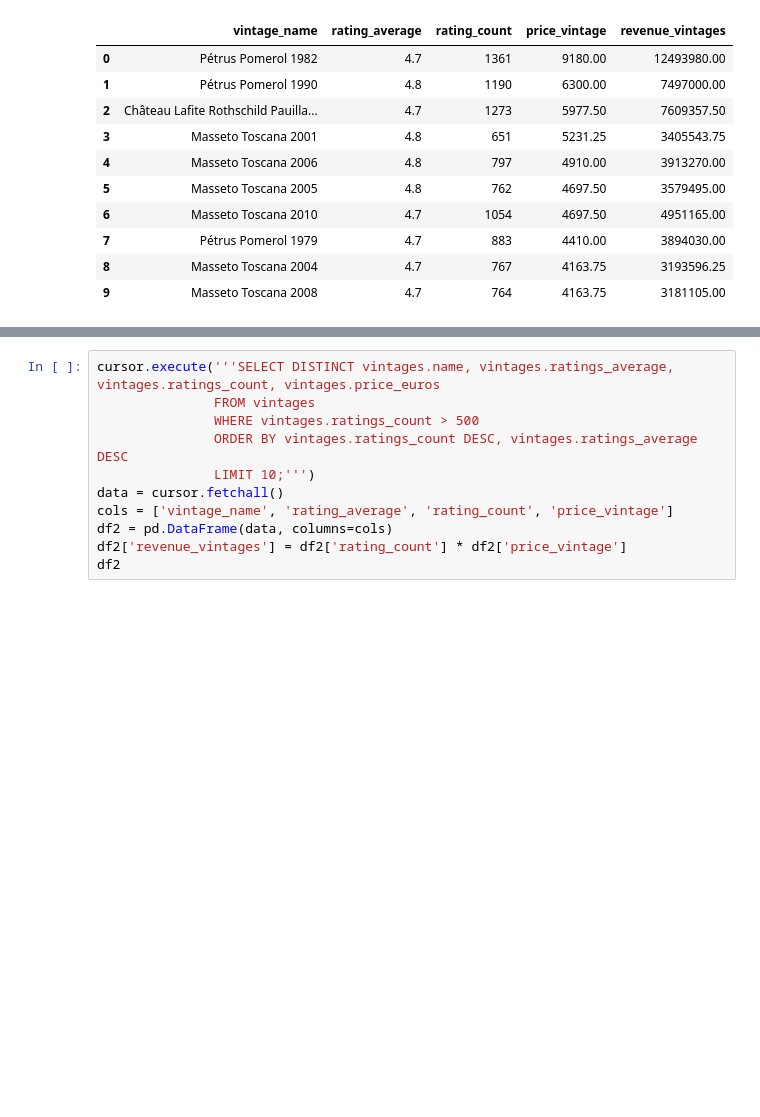
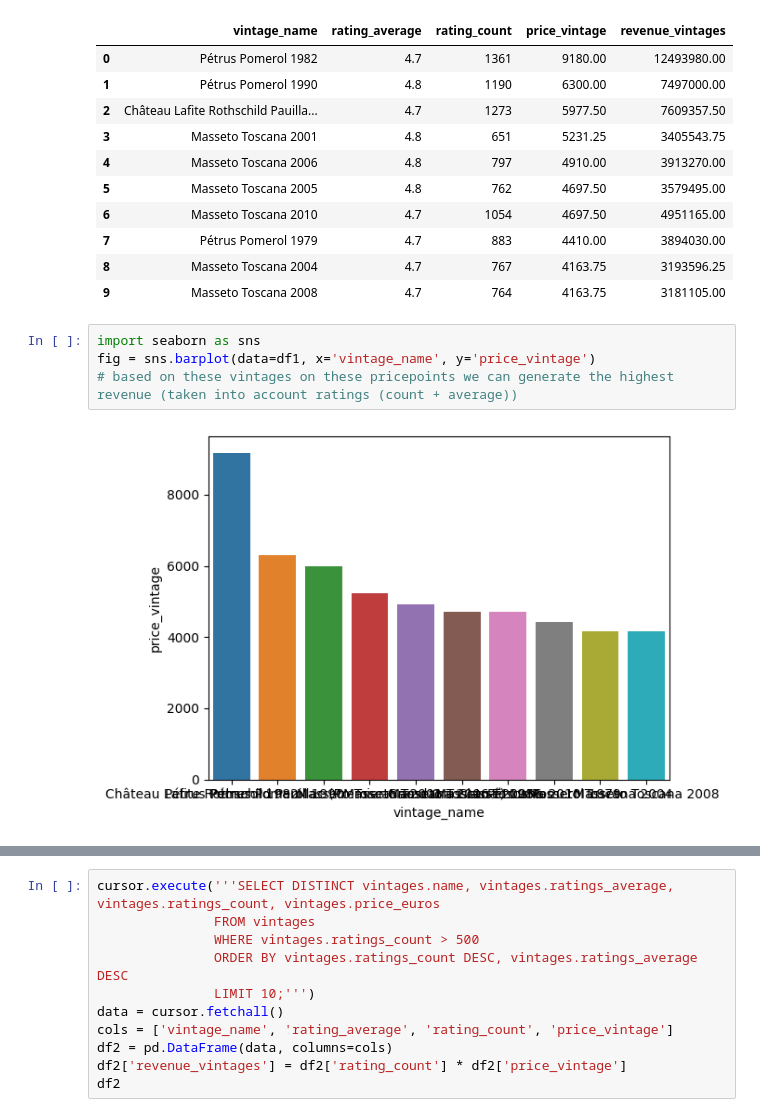
Before and after one commit to JonathanRabbi/Vivinio.Project, a Jupyter notebook: main.ipynb, the cells around one changed output, grey strips where cells are left out. Drawn from its saved outputs; the diff is of its cells as text; blank space fills up the shorter version.

```diff
--- a/main.ipynb
+++ b/main.ipynb
@@ -30,5 +32,11 @@ df1
 | 7 | Pétrus Pomerol 1979 | 4.7 | 883 | 4410.00 | 3894030.00 |
 | 8 | Masseto Toscana 2004 | 4.7 | 767 | 4163.75 | 3193596.25 |
 | 9 | Masseto Toscana 2008 | 4.7 | 764 | 4163.75 | 3181105.00 |
+# %%
+import seaborn as sns
+fig = sns.barplot(data=df1, x='vintage_name', y='price_vintage')
+# based on these vintages on these pricepoints we can generate the highest revenue (taken into account ratings (count + average))
+# %% [output]
+[figure, added]
 # %%
 import seaborn as sns
```
Also changed, not shown: parts of 21 cells of this notebook.
